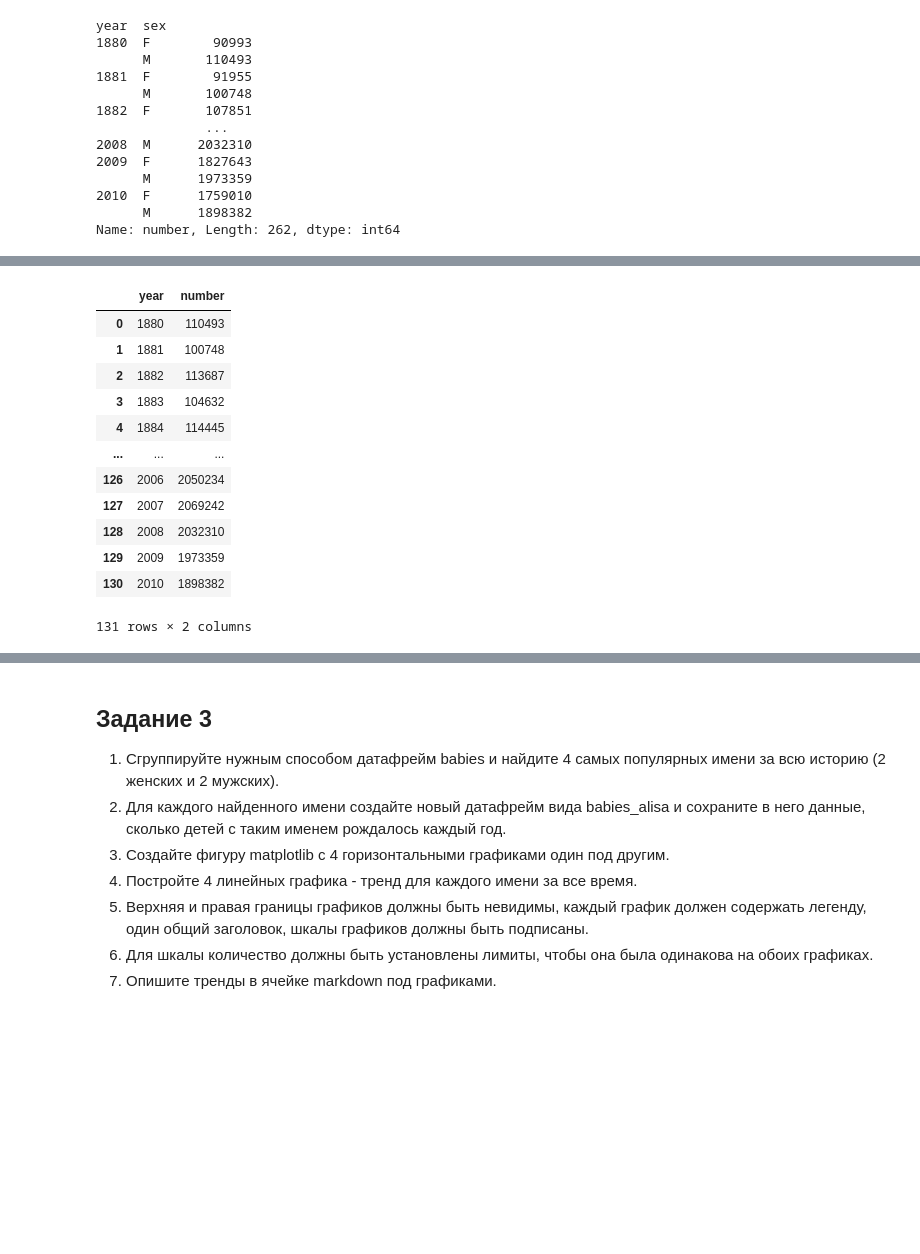
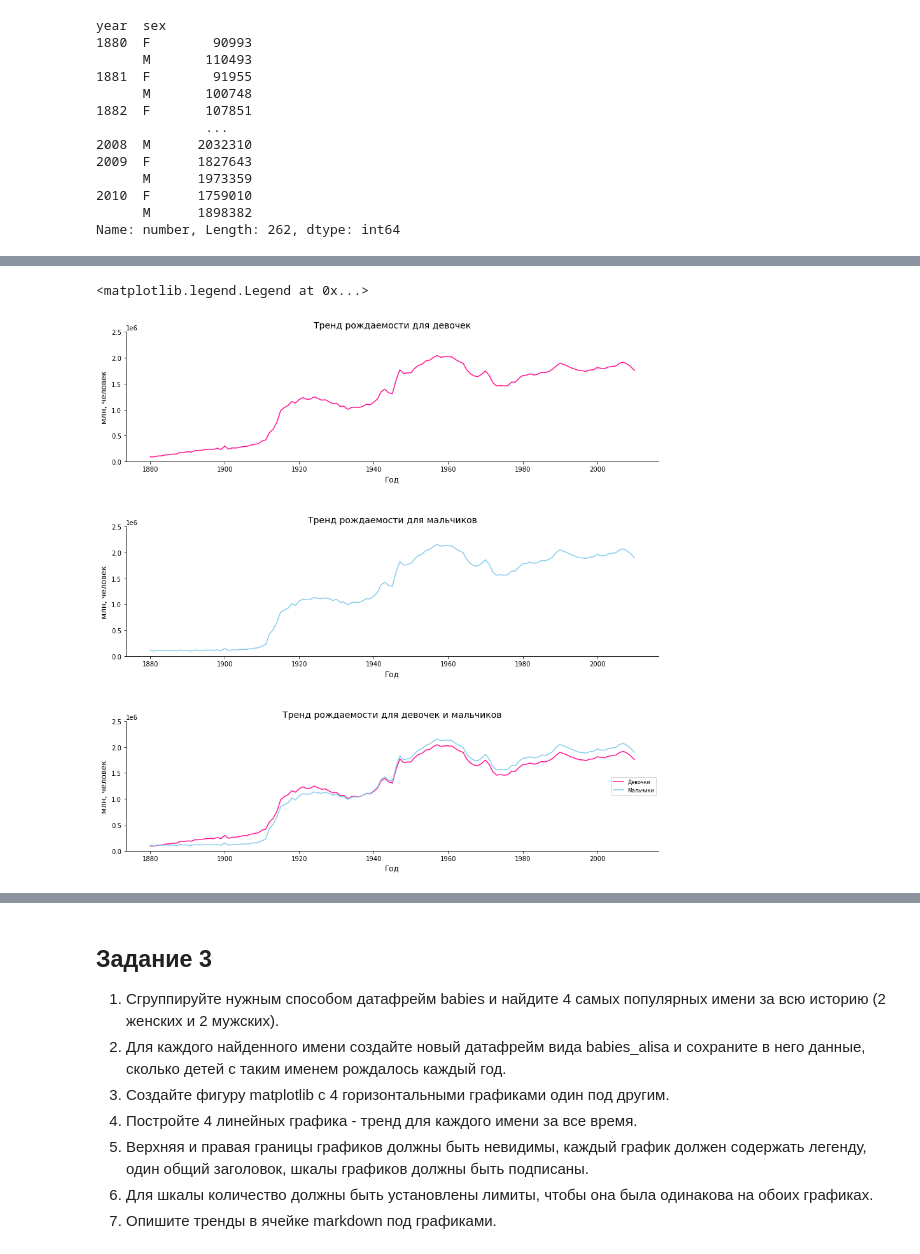
Before and after one commit to MariaZolotko/DPO_Python_2021, a Jupyter notebook: Homework/ЗолотькоМВ8.ipynb, the cells around one changed output, grey strips where cells are left out. Drawn from its saved outputs; the diff is of its cells as text; code cells hidden in the pictures; blank space fills up the shorter version.

```diff
--- a/Homework/ЗолотькоМВ8.ipynb
+++ b/Homework/ЗолотькоМВ8.ipynb
@@ -190,3 +189,3 @@ babies_girls
 # %%
 babies_boys=babies[(babies['sex']=='M')].groupby(['year'], as_index=False)['number'].sum()
-babies_boys.columns=['year','number']
+babies_boys
@@ -193,16 +206,25 @@ babies_boys.columns=['year','number']
-# %%
-babies_boys
-# %% [output]
-|  | year | number |
-| 0 | 1880 | 110493 |
-| 1 | 1881 | 100748 |
-| 2 | 1882 | 113687 |
-| 3 | 1883 | 104632 |
-| 4 | 1884 | 114445 |
-| ... | ... | ... |
-| 126 | 2006 | 2050234 |
-| 127 | 2007 | 2069242 |
-| 128 | 2008 | 2032310 |
-| 129 | 2009 | 1973359 |
-| 130 | 2010 | 1898382 |
-131 rows × 2 columns
+# %%
+fig, ax = plt.subplots(3,1, figsize=(15,15))
+plt.subplots_adjust(hspace=0.5)
+
+for x in range(3):
+        ax[x].set_xlabel('Год', fontsize=12)
+        ax[x].set_ylabel('млн, человек', fontsize=12)
+        ax[x].set_ylim(0,2500000)
+        ax[x].spines['right'].set_visible(False)
+        ax[x].spines['top'].set_visible(False)
+
+
+ax[0].set_title('Тренд рождаемости для девочек', fontsize=14)
+ax[1].set_title('Тренд рождаемости для мальчиков', fontsize=14)
+ax[2].set_title('Тренд рождаемости для девочек и мальчиков', fontsize=14)
+
+ax[0].plot(babies_girls.year, babies_girls.number,color='deeppink')
+ax[1].plot(babies_boys.year, babies_boys.number,color='skyblue')
+
+ax[2].plot(babies_girls.year, babies_girls.number,color='deeppink',label = 'Девочки')
+ax[2].plot(babies_boys.year, babies_boys.number,color='skyblue',label = 'Мальчики')
+ax[2].legend(loc=5, fontsize=8, frameon=True)
+# %% [output]
+<matplotlib.legend.Legend at 0x...>
+[figure, added]
```
Also changed, not shown: parts of 19 cells of this notebook, 2 other files.
